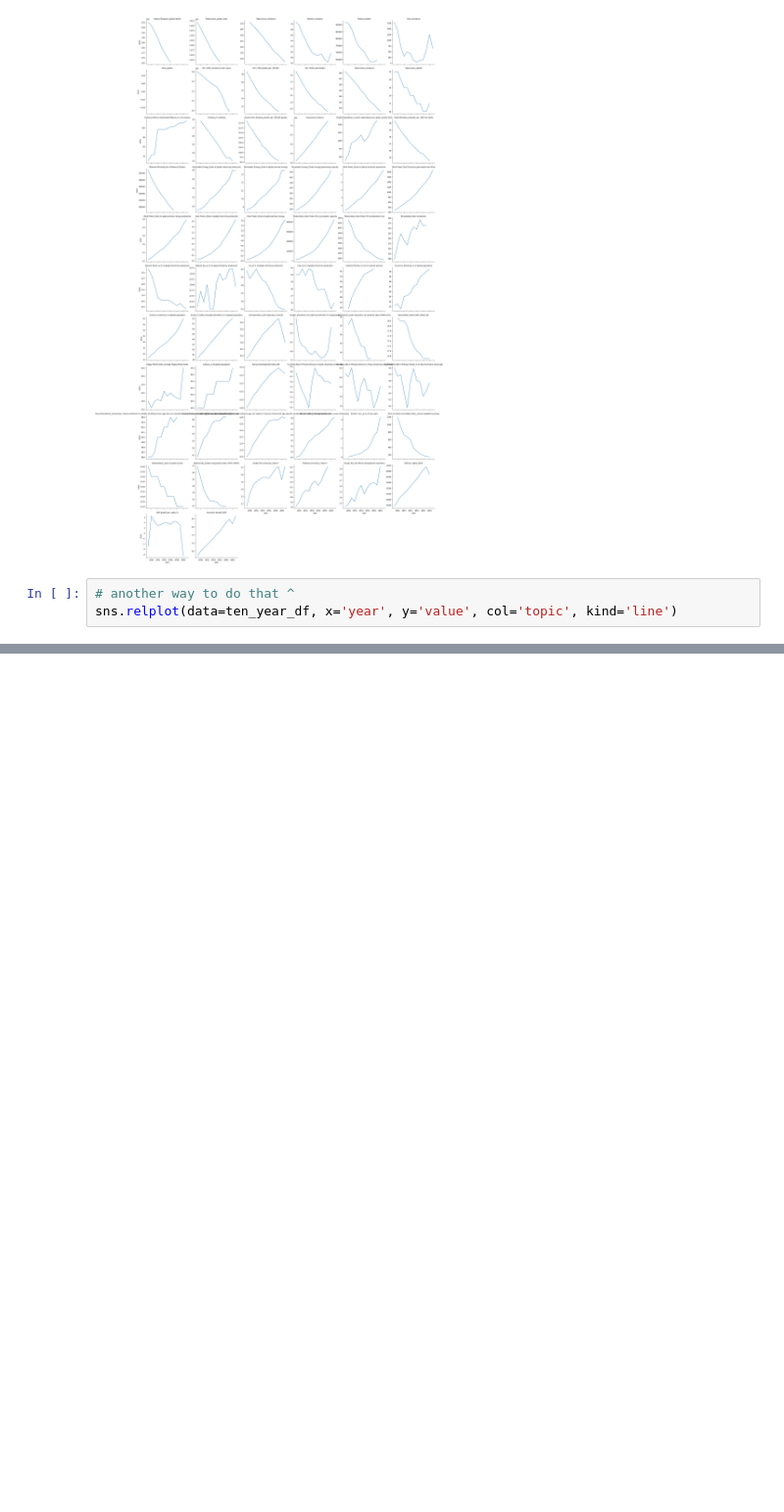
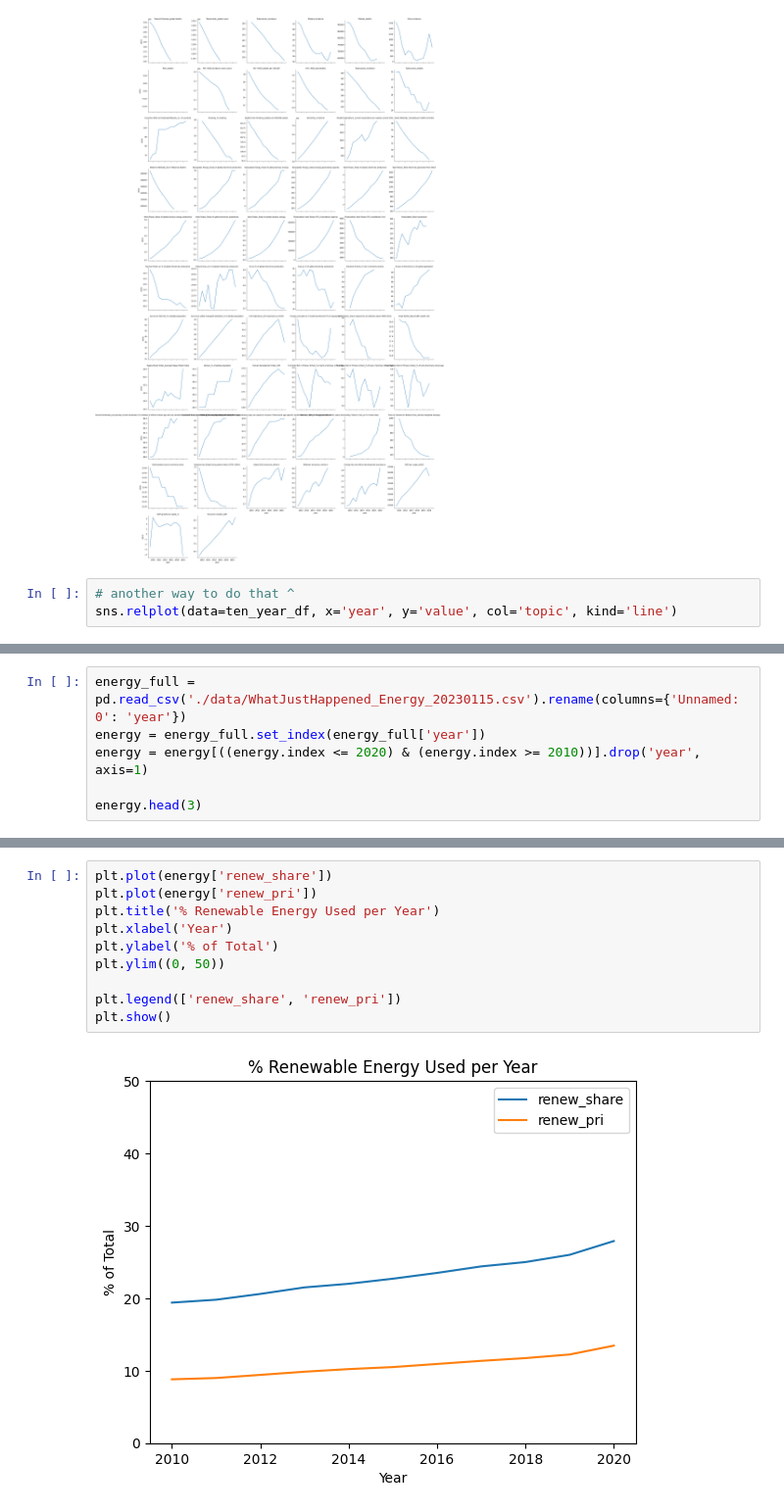
Before and after one commit to simonabors/worlddataviz, a Jupyter notebook: What_just_happened_viz.ipynb, the cells around one changed output, grey strips where cells are left out. Shown at 98% size. Drawn from its saved outputs; the diff is of its cells as text; blank space fills up the shorter version.

Commit message:
Moving a few intro plots around

```diff
--- a/What_just_happened_viz.ipynb
+++ b/What_just_happened_viz.ipynb
@@ -43,0 +45,6 @@ sns.relplot(data=ten_year_df, x='year', y='value', col='topic', kind='line')
+# %%
+energy_full = pd.read_csv('./data/WhatJustHappened_Energy_20230115.csv').rename(columns={'Unnamed: 0': 'year'})
+energy = energy_full.set_index(energy_full['year'])
+energy = energy[((energy.index <= 2020) & (energy.index >= 2010))].drop('year', axis=1)
+
+energy.head(3)
@@ -43,0 +57,12 @@ sns.relplot(data=ten_year_df, x='year', y='value', col='topic', kind='line')
+# %%
+plt.plot(energy['renew_share'])
+plt.plot(energy['renew_pri'])
+plt.title('% Renewable Energy Used per Year')
+plt.xlabel('Year')
+plt.ylabel('% of Total')
+plt.ylim((0, 50))
+
+plt.legend(['renew_share', 'renew_pri'])
+plt.show()
+# %% [output]
+[figure, added]
```
Also changed, not shown: parts of 14 cells of this notebook.
